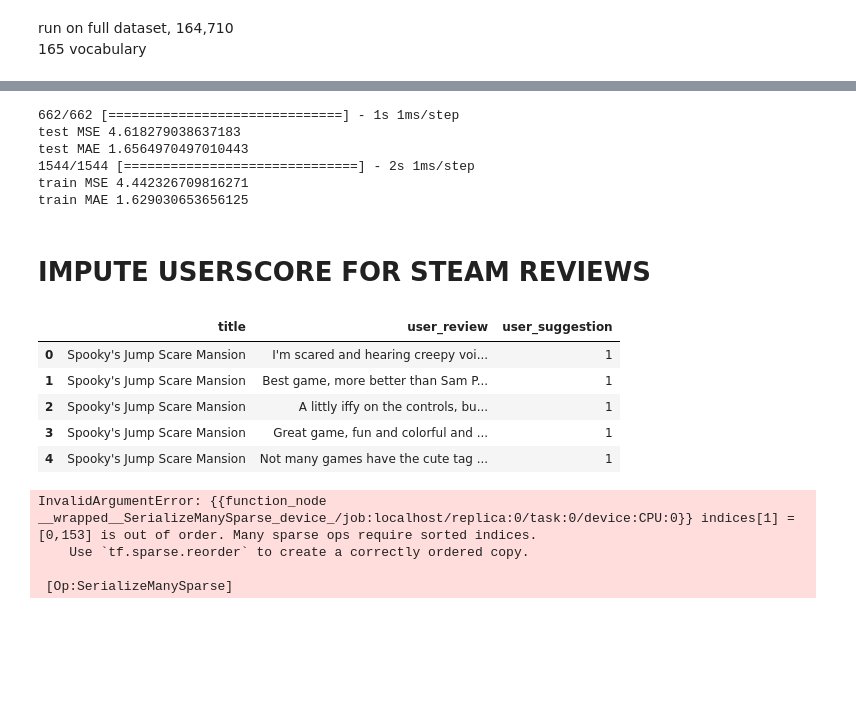
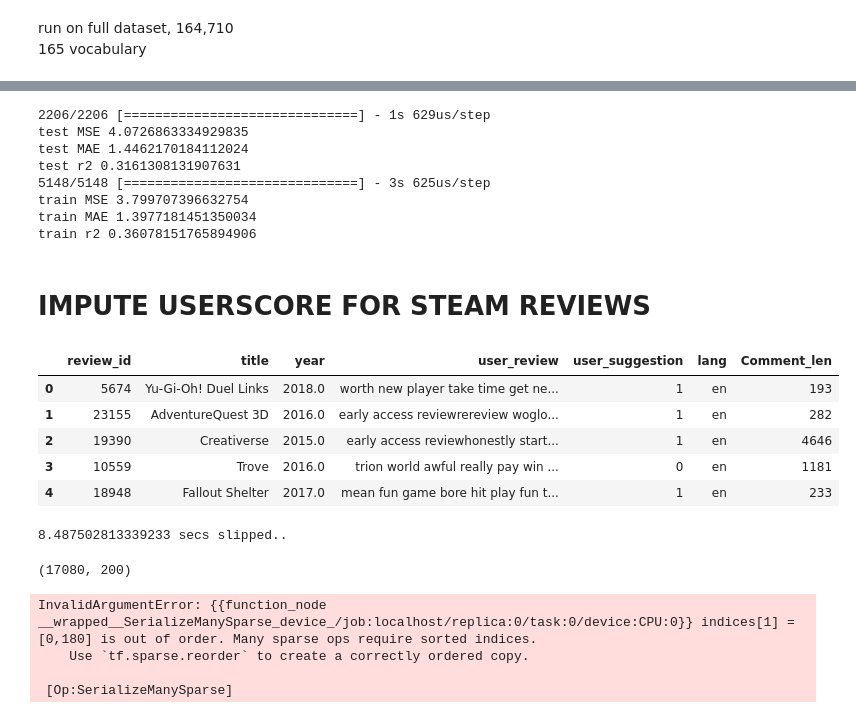
Before and after one commit to vivyhasadream/Game_Recommender_System_W_Sentimental_Analyzer, a Jupyter notebook: 3_Modelling_Metacritic_NLP_tensorflow.ipynb, the cells around one changed output, grey strips where cells are left out. Saved outputs shown, nothing was run; the diff lists cells and outputs as text; code cells hidden in the pictures; blank space fills up the shorter version.

```diff
--- a/3_Modelling_Metacritic_NLP_tensorflow.ipynb
+++ b/3_Modelling_Metacritic_NLP_tensorflow.ipynb
@@ -297,15 +295,19 @@ model_2.evaluate(bow_mat_te, y_test)
 # %%
-y_pred = model_2.predict(bow_mat_te)
+y_pred = model_3.predict(bow_200_te)
 print(f'test MSE {mean_squared_error(y_test, y_pred)}')
 print(f'test MAE {mean_absolute_error(y_test, y_pred)}')
+print(f'test r2 {r2_score(y_test, y_pred)}')
 
-y_pred = model_2.predict(bow_mat_tr)
+y_pred = model_3.predict(bow_200_tr)
 print(f'train MSE {mean_squared_error(y_train, y_pred)}')
 print(f'train MAE {mean_absolute_error(y_train, y_pred)}')
+print(f'train r2 {r2_score(y_train, y_pred)}')
 # %% [output]
-662/662 [==============================] - 1s 1ms/step
-test MSE 4.618279038637183
-test MAE 1.6564970497010443
-1544/1544 [==============================] - 2s 1ms/step
-train MSE 4.442326709816271
-train MAE 1.629030653656125
+2206/2206 [==============================] - 1s 629us/step
+test MSE 4.0726863334929835
+test MAE 1.4462170184112024
+test r2 0.3161308131907631
+5148/5148 [==============================] - 3s 625us/step
+train MSE 3.799707396632754
+train MAE 1.3977181451350034
+train r2 0.36078151765894906
@@ -312,14 +318,14 @@ train MAE 1.629030653656125
 # %% [markdown]
 # IMPUTE USERSCORE FOR STEAM REVIEWS
 # %%
-df_steam = pd.read_csv('processed_df\steam_review_nlp.csv')
+df_steam = pd.read_csv('processed_df\preprocessed_nlp_steam_full.csv')
 df_steam.head()
 # %% [output]
-|  | title | user_review | user_suggestion |
-| 0 | Spooky's Jump Scare Mansion | I'm scared and hearing creepy voi... | 1 |
-| 1 | Spooky's Jump Scare Mansion | Best game, more better than Sam P... | 1 |
-| 2 | Spooky's Jump Scare Mansion | A littly iffy on the controls, bu... | 1 |
-| 3 | Spooky's Jump Scare Mansion | Great game, fun and colorful and ... | 1 |
-| 4 | Spooky's Jump Scare Mansion | Not many games have the cute tag ... | 1 |
+|  | review_id | title | year | user_review | user_suggestion | lang | Comment_len |
+| 0 | 5674 | Yu-Gi-Oh! Duel Links | 2018.0 | worth new player take time get ne... | 1 | en | 193 |
+| 1 | 23155 | AdventureQuest 3D | 2016.0 | early access reviewrereview woglo... | 1 | en | 282 |
+| 2 | 19390 | Creativerse | 2015.0 | early access reviewhonestly start... | 1 | en | 4646 |
+| 3 | 10559 | Trove | 2016.0 | trion world awful really pay win ... | 0 | en | 1181 |
+| 4 | 18948 | Fallout Shelter | 2017.0 | mean fun game bore hit play fun t... | 1 | en | 233 |
 # %%
 df_steam = df_steam['user_review']
@@ -328,7 +332,22 @@ X_imp = bow_vec.transform(df_steam)
+# %%
+start = time.time()
+
+bow_vec = TfidfVectorizer(max_features=200)
+bow_vec.fit(X_train)
+X_imp = bow_vec.transform(df_steam)
+
+end = time.time()
+print(f'{end-start} secs slipped..')
+# %% [output]
+8.487502813339233 secs slipped..
+# %%
+X_imp.shape
+# %% [output]
+(17080, 200)
 # %%
-y_pred = model_1.predict(X_imp)
+y_pred = model_3.predict(X_imp)
 # %% [output]
-InvalidArgumentError: {{function_node __wrapped__SerializeManySparse_device_/job:localhost/replica:0/task:0/device:CPU:0}} indices[1] = [0,153] is out of order. Many sparse ops require sorted indices.
+InvalidArgumentError: {{function_node __wrapped__SerializeManySparse_device_/job:localhost/replica:0/task:0/device:CPU:0}} indices[1] = [0,180] is out of order. Many sparse ops require sorted indices.
     Use `tf.sparse.reorder` to create a correctly ordered copy.
 
  [Op:SerializeManySparse]
```
Also changed, not shown: parts of 28 cells of this notebook, 1 other file.
